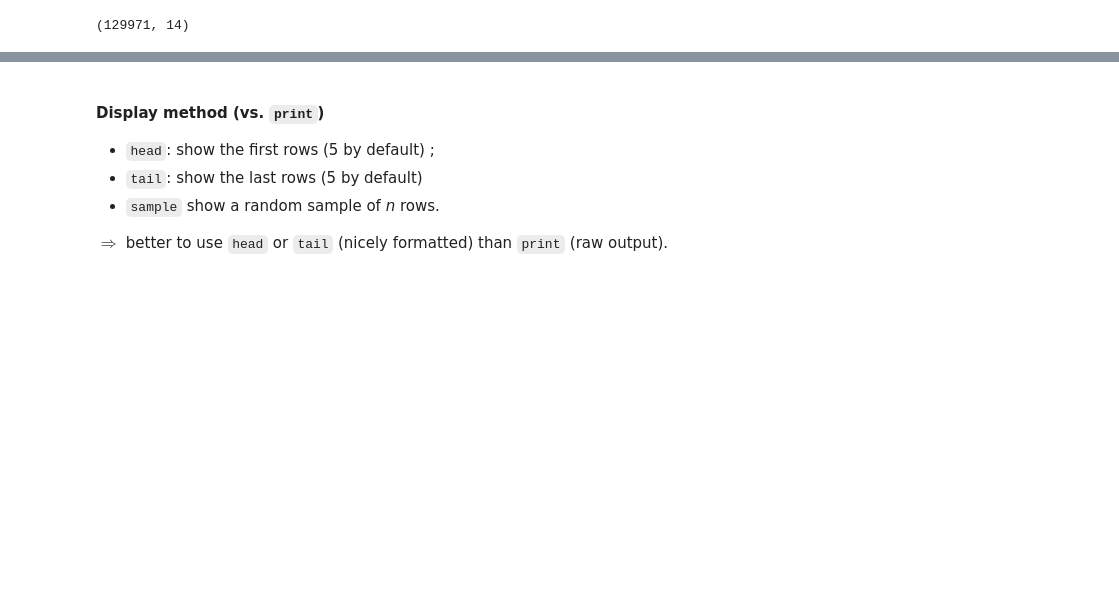
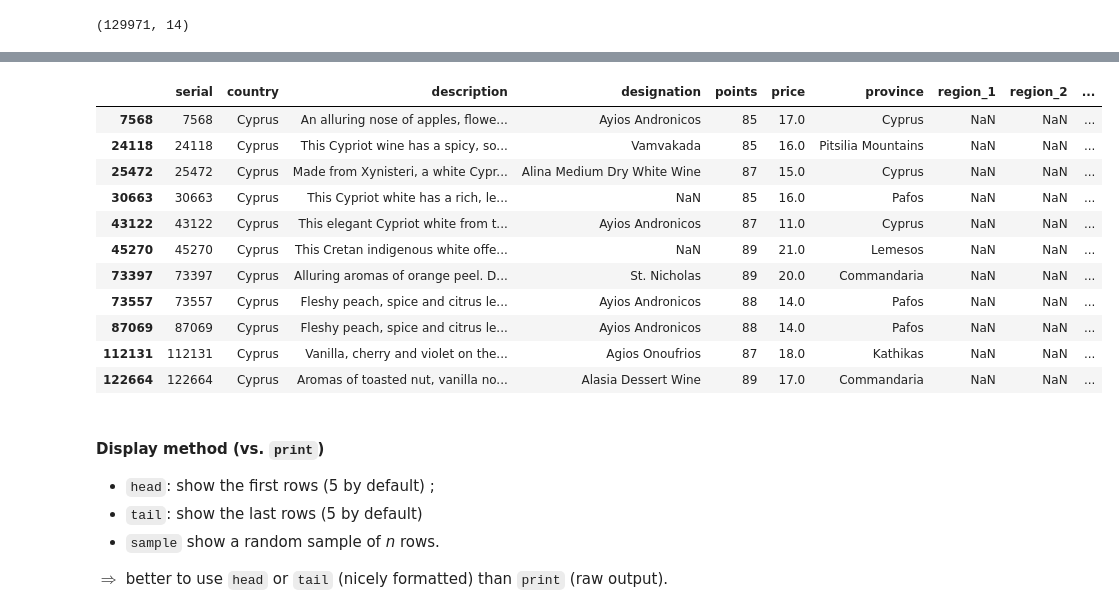
Before and after one commit to malkaguillot/ECON2206-Data-Management-2023, a Jupyter notebook: practice/2.1-introduction-to-pandas.ipynb, the cells around one changed output, grey strips where cells are left out. Saved outputs shown, nothing was run; the diff lists cells and outputs as text; code cells hidden in the pictures; blank space fills up the shorter version.

```diff
--- a/practice/2.1-introduction-to-pandas.ipynb
+++ b/practice/2.1-introduction-to-pandas.ipynb
@@ -157,3 +164,18 @@ print(wine_reviews.shape)
+# %%
+wine_reviews[wine_reviews['country']=="Cyprus"]
+# %% [output]
+|  | serial | country | description | designation | points | price | province | region_1 | region_2 | ... |
+| 7568 | 7568 | Cyprus | An alluring nose of apples, flowe... | Ayios Andronicos | 85 | 17.0 | Cyprus | NaN | NaN | ... |
+| 24118 | 24118 | Cyprus | This Cypriot wine has a spicy, so... | Vamvakada | 85 | 16.0 | Pitsilia Mountains | NaN | NaN | ... |
+| 25472 | 25472 | Cyprus | Made from Xynisteri, a white Cypr... | Alina Medium Dry White Wine | 87 | 15.0 | Cyprus | NaN | NaN | ... |
+| 30663 | 30663 | Cyprus | This Cypriot white has a rich, le... | NaN | 85 | 16.0 | Pafos | NaN | NaN | ... |
+| 43122 | 43122 | Cyprus | This elegant Cypriot white from t... | Ayios Andronicos | 87 | 11.0 | Cyprus | NaN | NaN | ... |
+| 45270 | 45270 | Cyprus | This Cretan indigenous white offe... | NaN | 89 | 21.0 | Lemesos | NaN | NaN | ... |
+| 73397 | 73397 | Cyprus | Alluring aromas of orange peel. D... | St. Nicholas | 89 | 20.0 | Commandaria | NaN | NaN | ... |
+| 73557 | 73557 | Cyprus | Fleshy peach, spice and citrus le... | Ayios Andronicos | 88 | 14.0 | Pafos | NaN | NaN | ... |
+| 87069 | 87069 | Cyprus | Fleshy peach, spice and citrus le... | Ayios Andronicos | 88 | 14.0 | Pafos | NaN | NaN | ... |
+| 112131 | 112131 | Cyprus | Vanilla, cherry and violet on the... | Agios Onoufrios | 87 | 18.0 | Kathikas | NaN | NaN | ... |
+| 122664 | 122664 | Cyprus | Aromas of toasted nut, vanilla no... | Alasia Dessert Wine | 89 | 17.0 | Commandaria | NaN | NaN | ... |
 # %% [markdown]
 #### Display method (vs. `print`)
 -   `head`: show the first rows (5 by default) ;
```
Also changed, not shown: parts of 1 cell of this notebook, 1 other file.
